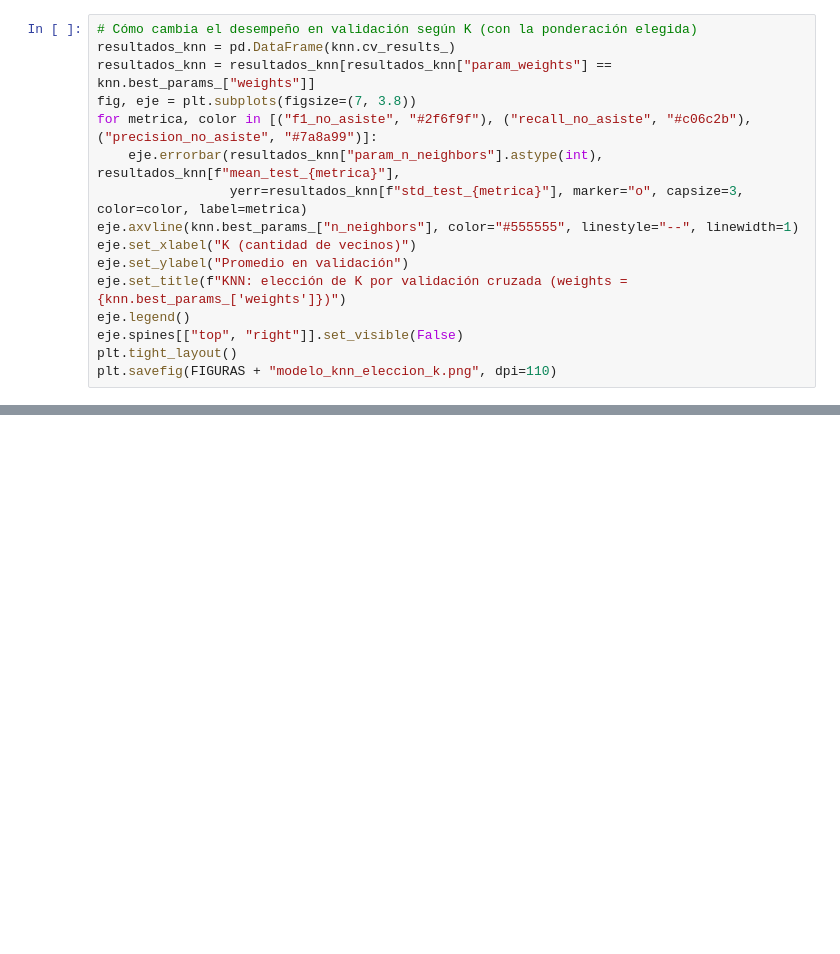
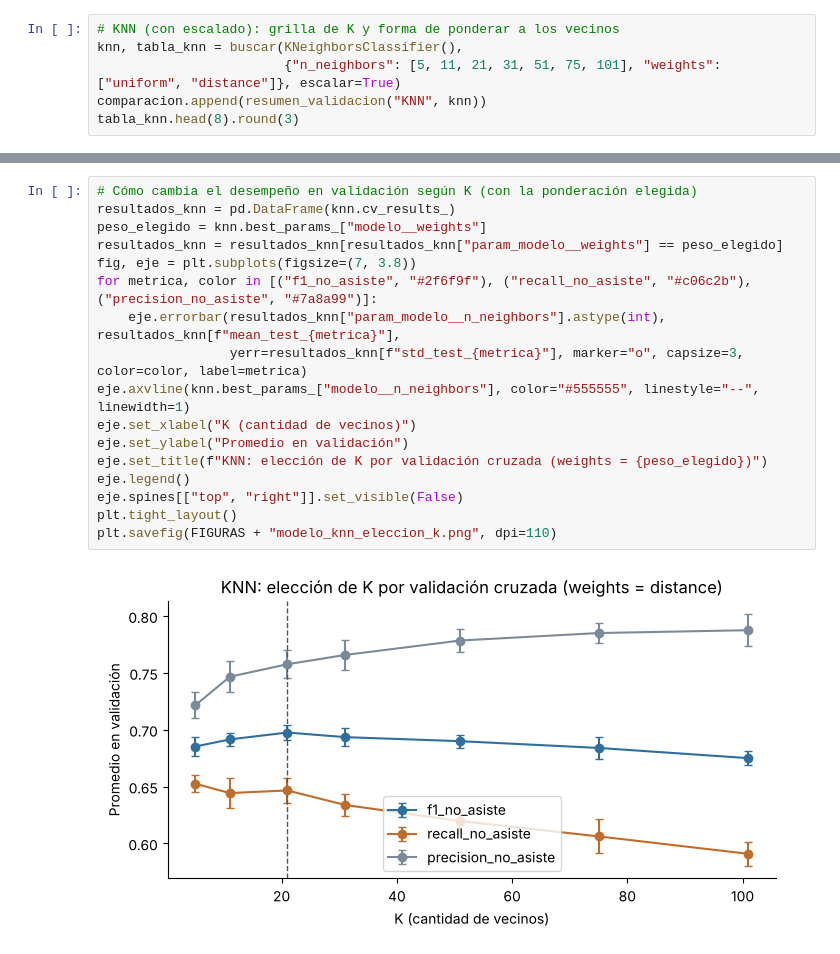
Before and after one commit to Elizabet866/prediccion-asistencia-nivel-superior-eph, a Jupyter notebook: notebooks/4.0-lei-modelado-y-evaluacion.ipynb, the cells around one changed output, grey strips where cells are left out. Saved outputs shown, nothing was run; the diff lists cells and outputs as text; blank space fills up the shorter version.

```diff
--- a/notebooks/4.0-lei-modelado-y-evaluacion.ipynb
+++ b/notebooks/4.0-lei-modelado-y-evaluacion.ipynb
@@ -216,17 +228,7 @@ tabla_knn.head(8).round(3)
 # %%
-# Cómo cambia el desempeño en validación según K (con la ponderación elegida)
-resultados_knn = pd.DataFrame(knn.cv_results_)
-resultados_knn = resultados_knn[resultados_knn["param_weights"] == knn.best_params_["weights"]]
-fig, eje = plt.subplots(figsize=(7, 3.8))
-for metrica, color in [("f1_no_asiste", "#2f6f9f"), ("recall_no_asiste", "#c06c2b"), ("precision_no_asiste", "#7a8a99")]:
-    eje.errorbar(resultados_knn["param_n_neighbors"].astype(int), resultados_knn[f"mean_test_{metrica}"],
-                 yerr=resultados_knn[f"std_test_{metrica}"], marker="o", capsize=3, color=color, label=metrica)
-eje.axvline(knn.best_params_["n_neighbors"], color="#555555", linestyle="--", linewidth=1)
-eje.set_xlabel("K (cantidad de vecinos)")
-eje.set_ylabel("Promedio en validación")
-eje.set_title(f"KNN: elección de K por validación cruzada (weights = {knn.best_params_['weights']})")
-eje.legend()
-eje.spines[["top", "right"]].set_visible(False)
-plt.tight_layout()
-plt.savefig(FIGURAS + "modelo_knn_eleccion_k.png", dpi=110)
+# KNN (con escalado): grilla de K y forma de ponderar a los vecinos
+knn, tabla_knn = buscar(KNeighborsClassifier(),
+                        {"n_neighbors": [5, 11, 21, 31, 51, 75, 101], "weights": ["uniform", "distance"]}, escalar=True)
+comparacion.append(resumen_validacion("KNN", knn))
+tabla_knn.head(8).round(3)
 # %% [output]
@@ -274,0 +244,19 @@ tabla_arbol.head(8).round(3)
+# %%
+# Cómo cambia el desempeño en validación según K (con la ponderación elegida)
+resultados_knn = pd.DataFrame(knn.cv_results_)
+peso_elegido = knn.best_params_["modelo__weights"]
+resultados_knn = resultados_knn[resultados_knn["param_modelo__weights"] == peso_elegido]
+fig, eje = plt.subplots(figsize=(7, 3.8))
+for metrica, color in [("f1_no_asiste", "#2f6f9f"), ("recall_no_asiste", "#c06c2b"), ("precision_no_asiste", "#7a8a99")]:
+    eje.errorbar(resultados_knn["param_modelo__n_neighbors"].astype(int), resultados_knn[f"mean_test_{metrica}"],
+                 yerr=resultados_knn[f"std_test_{metrica}"], marker="o", capsize=3, color=color, label=metrica)
+eje.axvline(knn.best_params_["modelo__n_neighbors"], color="#555555", linestyle="--", linewidth=1)
+eje.set_xlabel("K (cantidad de vecinos)")
+eje.set_ylabel("Promedio en validación")
+eje.set_title(f"KNN: elección de K por validación cruzada (weights = {peso_elegido})")
+eje.legend()
+eje.spines[["top", "right"]].set_visible(False)
+plt.tight_layout()
+plt.savefig(FIGURAS + "modelo_knn_eleccion_k.png", dpi=110)
+# %% [output]
+[figure, added]
```
Also changed, not shown: parts of 85 cells of this notebook, 1 other file.
